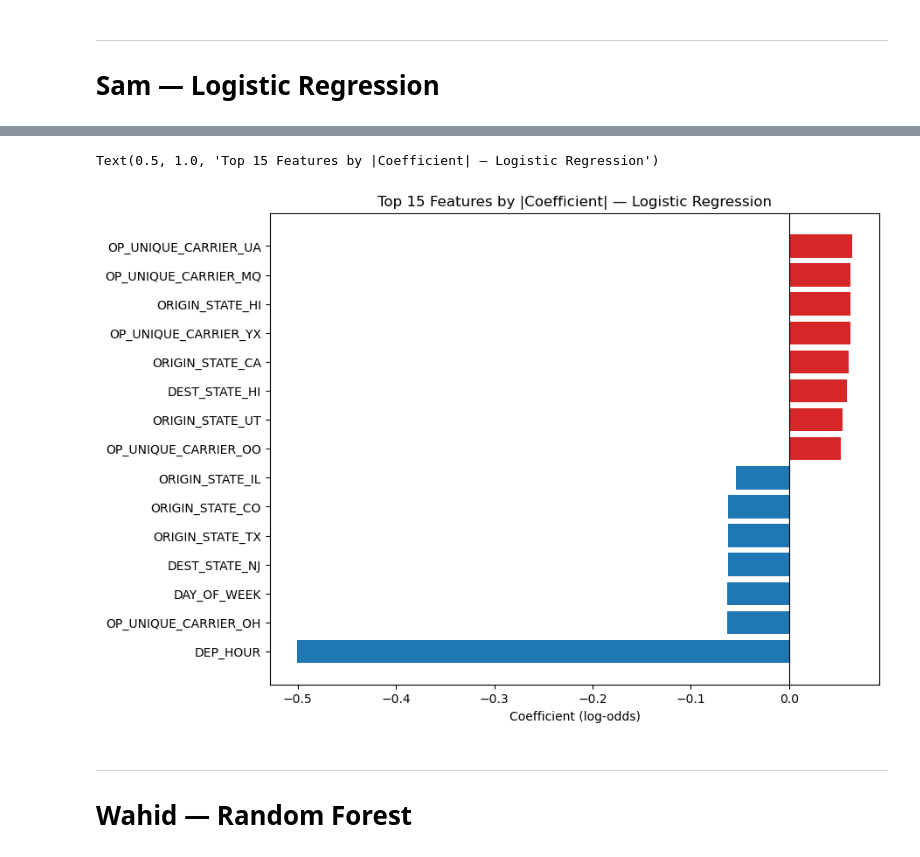
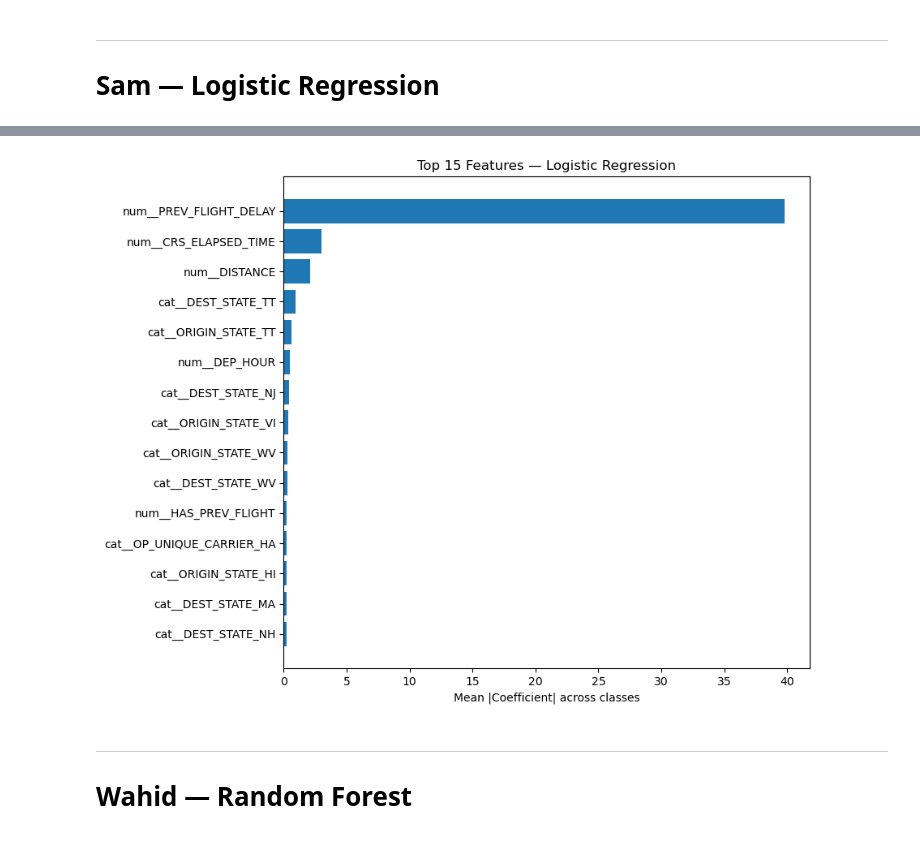
Before and after one commit to dennisous/STT811-Project, a Jupyter notebook: model_analysis.ipynb, the cells around one changed output, grey strips where cells are left out. Cells and saved outputs as stored; diff of their text form; code cells hidden in the pictures.

```diff
--- a/model_analysis.ipynb
+++ b/model_analysis.ipynb
@@ -34,10 +34,13 @@ df.head()
 # %%
 # Drop leakage columns (only known AFTER the flight — kept in preprocessed for EDA only)
 postprocessing_cols = [
-   "WEATHER_DELAY",
+    "DEP_DELAY",
+    "DEP_DEL15",
+    "CARRIER_DELAY",
+    "WEATHER_DELAY",
     "NAS_DELAY",
     "SECURITY_DELAY",
-    "LATE_AIRCRAFT_DELAY"
+    "LATE_AIRCRAFT_DELAY",
 ]
 
 X = df.drop(columns=[c for c in postprocessing_cols + ["DELAY_CLASS"] if c in df.columns])
@@ -79,14 +82,16 @@ from sklearn.preprocessing import MinMaxScaler, OneHotEncoder
 from sklearn.compose import ColumnTransformer
 
 
-numeric_features = X_train.select_dtypes(include = ["int8", "int16", "int32", "int64", "float16", "float32", "float64"]).columns
-categorical_features = X_train.select_dtypes(include = ["object"]).columns
+numeric_features = X_train.select_dtypes(include=["int8", "int16", "int32", "int64", "float16", "float32", "float64"]).columns
+categorical_features = X_train.select_dtypes(include=["object"]).columns
 
 preprocessor = ColumnTransformer(
-    transformers = [
+    transformers=[
         ("num", MinMaxScaler(), numeric_features),
-        ("cat", OneHotEncoder(), categorical_features)
-    ])
+        ("cat", OneHotEncoder(handle_unknown="ignore", sparse_output=False), categorical_features),
+    ]
+)
 
 X_train_preprocessed = preprocessor.fit_transform(X_train)
 X_test_preprocessed = preprocessor.transform(X_test)
+print(f"Encoded shapes — train: {X_train_preprocessed.shape}, test: {X_test_preprocessed.shape}")
@@ -221,29 +217,21 @@ weighted avg       0.75      0.07      0.02   1260959
 # %%
-# TODO (Sam): Feature importance plot
-# 1. Get coefficients from lr_model.coef_[0]
-# 2. Find the top 15 by absolute value
-# 3. Plot as horizontal bar chart
-coefs = lr_model.named_steps['clf'].coef_[0]
-feature_names = X_train.columns
+# Feature importance: mean absolute coefficient across classes
+feature_names = preprocessor.get_feature_names_out()
+mean_abs_coef = np.abs(lr_model.coef_).mean(axis=0)
 
 coef_df = pd.DataFrame({
-    'feature': feature_names,
-    'coef': coefs,
-    'abs_coef': np.abs(coefs),
-})
-
-top15 = coef_df.nlargest(15, 'abs_coef').sort_values('coef')
+    "feature": feature_names,
+    "importance": mean_abs_coef,
+}).nlargest(15, "importance").sort_values("importance")
 
 fig, ax = plt.subplots(figsize=(9, 7))
-colors = ['#d62728' if c > 0 else '#1f77b4' for c in top15['coef']]
-ax.barh(top15['feature'], top15['coef'], color=colors)
-
-ax.axvline(0, color='black', linewidth=0.8)
-ax.set_xlabel('Coefficient (log-odds)')
-ax.set_title('Top 15 Features by |Coefficient| — Logistic Regression')
+ax.barh(coef_df["feature"], coef_df["importance"], color="#1f77b4")
+ax.set_xlabel("Mean |Coefficient| across classes")
+ax.set_title("Top 15 Features — Logistic Regression")
+plt.tight_layout()
+plt.show()
 # %% [output]
-Text(0.5, 1.0, 'Top 15 Features by |Coefficient| — Logistic Regression')
-[figure, old version]
+[figure, new version]
 # %% [markdown]
 ---
 # Wahid — Random Forest
```
Also changed, not shown: parts of 24 cells of this notebook.
